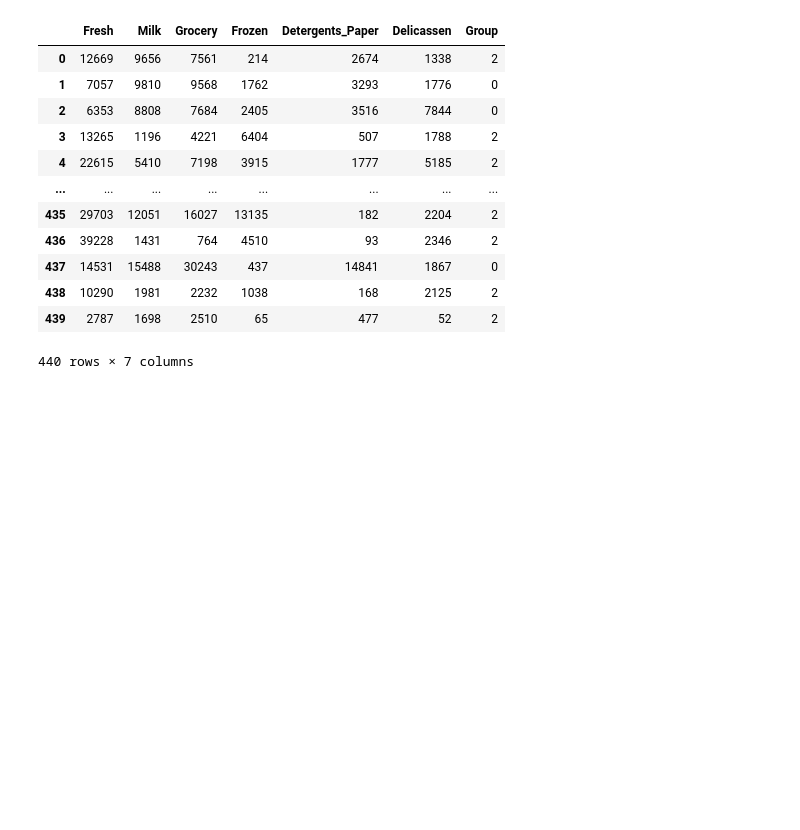
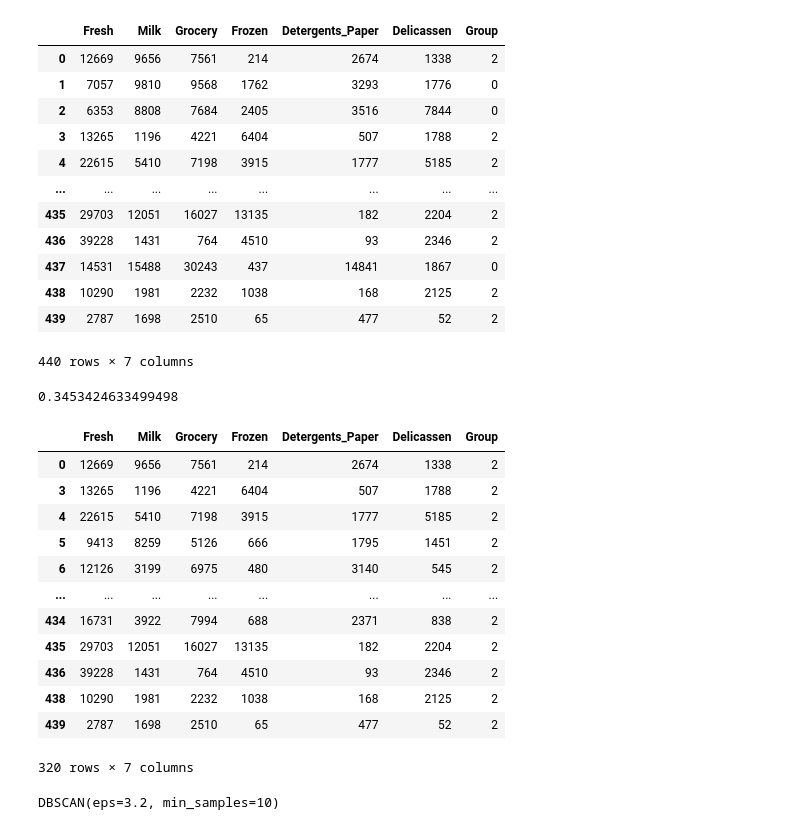
Before and after one commit to abhishikth06/app-dev, a Jupyter notebook: day 24.ipynb, the cells around one changed output. Drawn from its saved outputs; the diff is of its cells as text; code cells hidden in the pictures; blank space fills up the shorter version.

```diff
--- a/day 24.ipynb
+++ b/day 24.ipynb
@@ -307,3 +307,23 @@ cust_kmeans_data
 | 438 | 10290 | 1981 | 2232 | 1038 | 168 | 2125 | 2 |
 | 439 | 2787 | 1698 | 2510 | 65 | 477 | 52 | 2 |
 440 rows × 7 columns
+# %%
+silhouette_score(X,groups)
+# %% [output]
+0.3453424633499498
+# %%
+cust_kmeans_data[cust_kmeans_data['Group']==2]
+# %% [output]
+|  | Fresh | Milk | Grocery | Frozen | Detergents_Paper | Delicassen | Group |
+| 0 | 12669 | 9656 | 7561 | 214 | 2674 | 1338 | 2 |
+| 3 | 13265 | 1196 | 4221 | 6404 | 507 | 1788 | 2 |
+| 4 | 22615 | 5410 | 7198 | 3915 | 1777 | 5185 | 2 |
+| 5 | 9413 | 8259 | 5126 | 666 | 1795 | 1451 | 2 |
+| 6 | 12126 | 3199 | 6975 | 480 | 3140 | 545 | 2 |
+| ... | ... | ... | ... | ... | ... | ... | ... |
+| 434 | 16731 | 3922 | 7994 | 688 | 2371 | 838 | 2 |
+| 435 | 29703 | 12051 | 16027 | 13135 | 182 | 2204 | 2 |
+| 436 | 39228 | 1431 | 764 | 4510 | 93 | 2346 | 2 |
+| 438 | 10290 | 1981 | 2232 | 1038 | 168 | 2125 | 2 |
+| 439 | 2787 | 1698 | 2510 | 65 | 477 | 52 | 2 |
+320 rows × 7 columns
@@ -309,0 +332,5 @@ cust_kmeans_data
+# %%
+db_model=DBSCAN(eps=3.2,min_samples=10)
+db_model.fit(X)
+# %% [output]
+DBSCAN(eps=3.2, min_samples=10)
```
Also changed, not shown: parts of 5 cells of this notebook.
